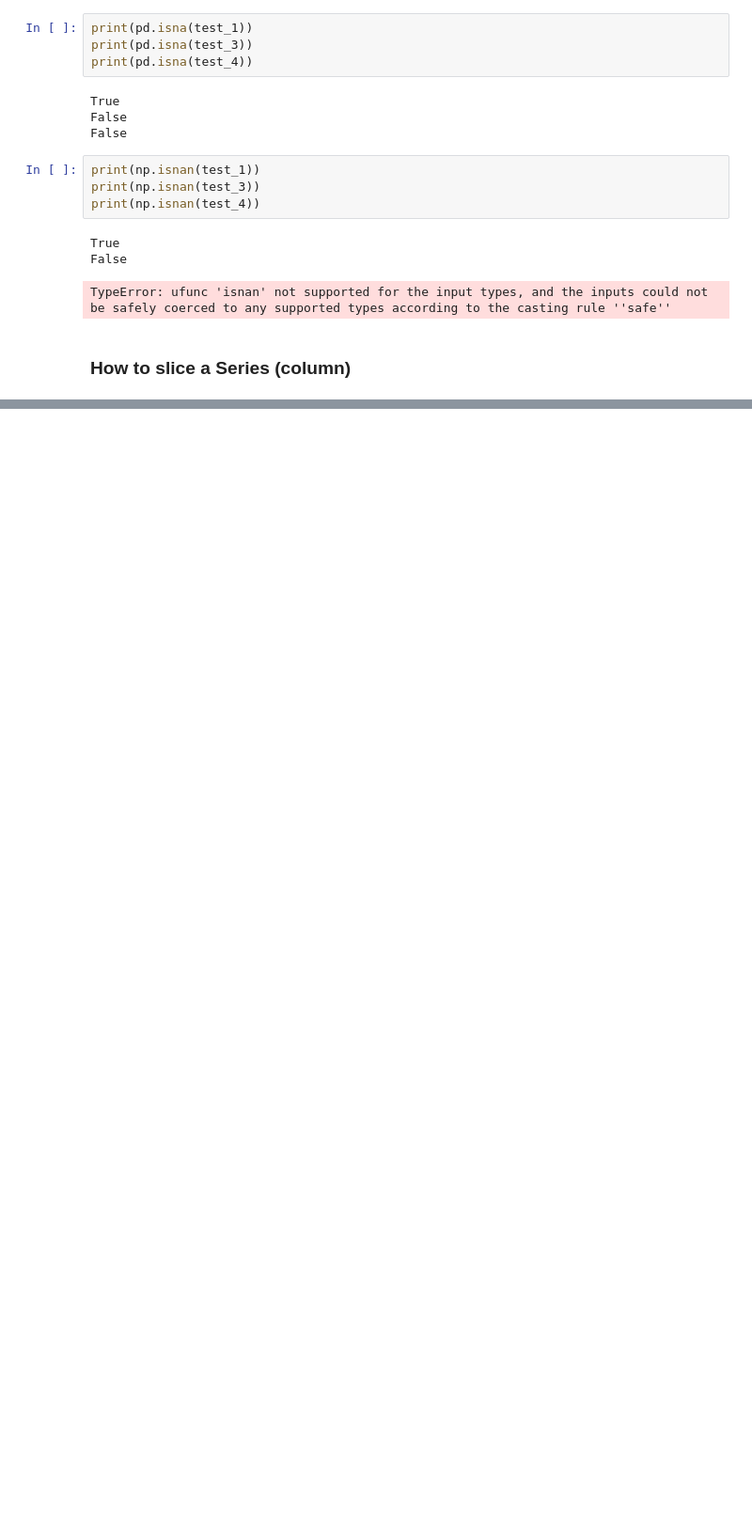
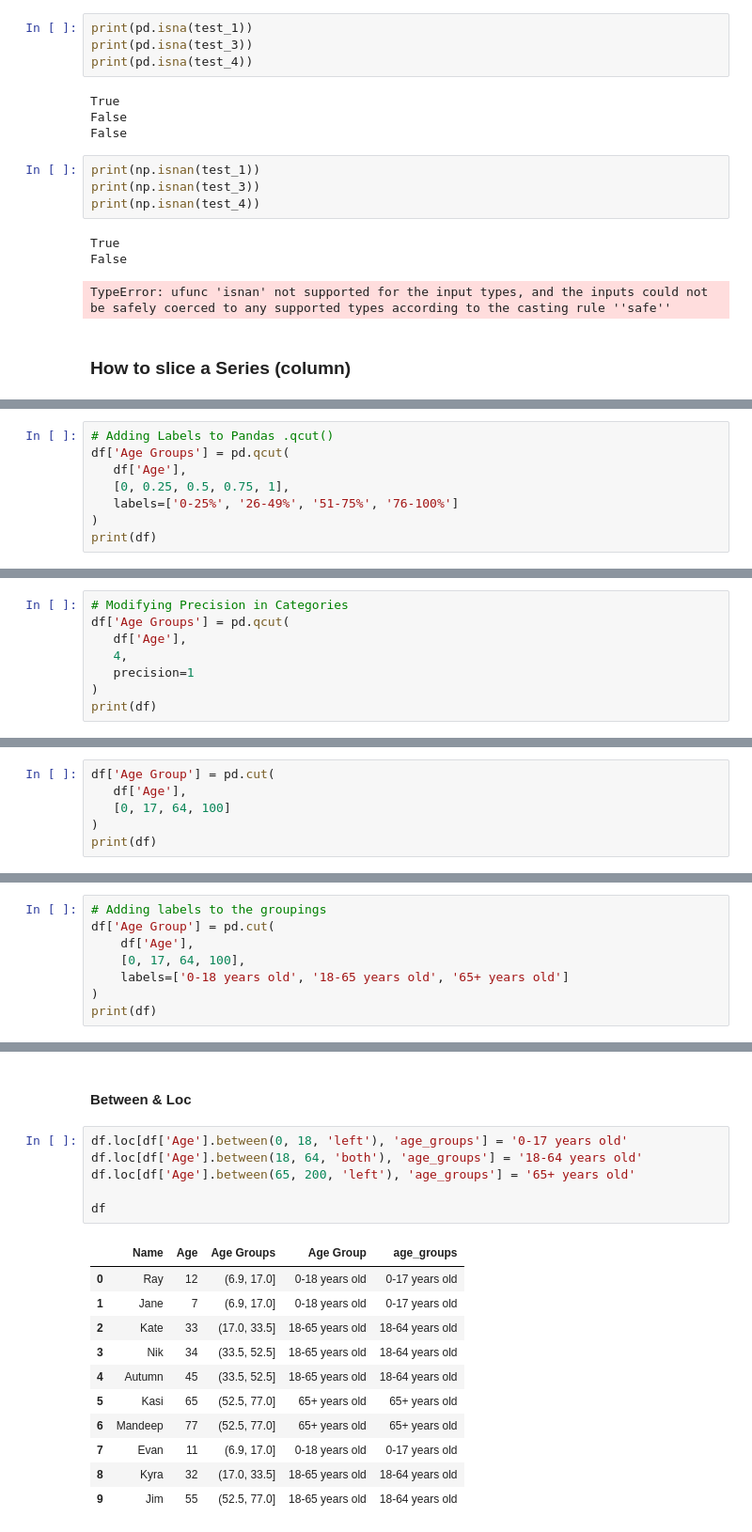
Before and after one commit to jalwalb2765/python_resources, a Jupyter notebook: 4_pandas.ipynb, the cells around one changed output, grey strips where cells are left out. Shown at 94% size. Cells and saved outputs as stored; diff of their text form; blank space fills up the shorter version.

Commit message:
Added stuff to python, pandas, and sklearn

```diff
--- a/4_pandas.ipynb
+++ b/4_pandas.ipynb
@@ -1429,0 +1521,8 @@ memory usage: 528.0+ bytes
+# %%
+# Adding Labels to Pandas .qcut()
+df['Age Groups'] = pd.qcut(
+   df['Age'],
+   [0, 0.25, 0.5, 0.75, 1],
+   labels=['0-25%', '26-49%', '51-75%', '76-100%']
+)
+print(df)
@@ -1429,0 +1541,8 @@ memory usage: 528.0+ bytes
+# %%
+# Modifying Precision in Categories
+df['Age Groups'] = pd.qcut(
+   df['Age'],
+   4,
+   precision=1
+)
+print(df)
@@ -1429,0 +1578,6 @@ memory usage: 528.0+ bytes
+# %%
+df['Age Group'] = pd.cut(
+   df['Age'],
+   [0, 17, 64, 100]
+)
+print(df)
@@ -1429,0 +1596,8 @@ memory usage: 528.0+ bytes
+# %%
+# Adding labels to the groupings
+df['Age Group'] = pd.cut(
+    df['Age'],
+    [0, 17, 64, 100],
+    labels=['0-18 years old', '18-65 years old', '65+ years old']
+)
+print(df)
@@ -1429,0 +1665,20 @@ memory usage: 528.0+ bytes
+# %% [markdown]
+#### Between & Loc
+# %%
+df.loc[df['Age'].between(0, 18, 'left'), 'age_groups'] = '0-17 years old'
+df.loc[df['Age'].between(18, 64, 'both'), 'age_groups'] = '18-64 years old'
+df.loc[df['Age'].between(65, 200, 'left'), 'age_groups'] = '65+ years old'
+
+df
+# %% [output]
+|  | Name | Age | Age Groups | Age Group | age_groups |
+| 0 | Ray | 12 | (6.9, 17.0] | 0-18 years old | 0-17 years old |
+| 1 | Jane | 7 | (6.9, 17.0] | 0-18 years old | 0-17 years old |
+| 2 | Kate | 33 | (17.0, 33.5] | 18-65 years old | 18-64 years old |
+| 3 | Nik | 34 | (33.5, 52.5] | 18-65 years old | 18-64 years old |
+| 4 | Autumn | 45 | (33.5, 52.5] | 18-65 years old | 18-64 years old |
+| 5 | Kasi | 65 | (52.5, 77.0] | 65+ years old | 65+ years old |
+| 6 | Mandeep | 77 | (52.5, 77.0] | 65+ years old | 65+ years old |
+| 7 | Evan | 11 | (6.9, 17.0] | 0-18 years old | 0-17 years old |
+| 8 | Kyra | 32 | (17.0, 33.5] | 18-65 years old | 18-64 years old |
+| 9 | Jim | 55 | (52.5, 77.0] | 18-65 years old | 18-64 years old |
```
Also changed, not shown: parts of 29 cells of this notebook, 4 other files.
